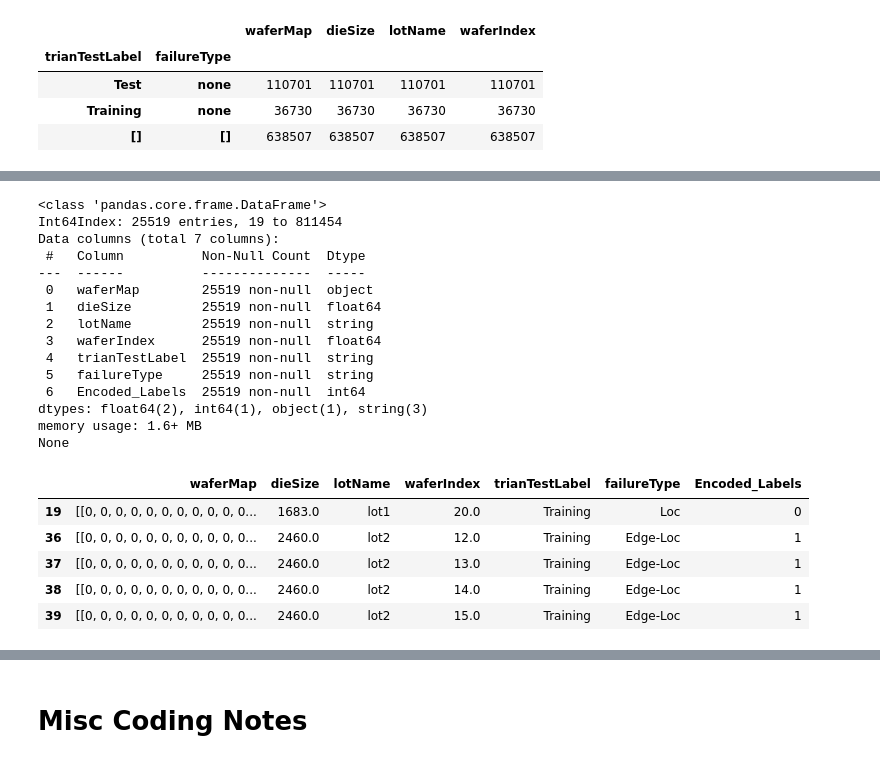
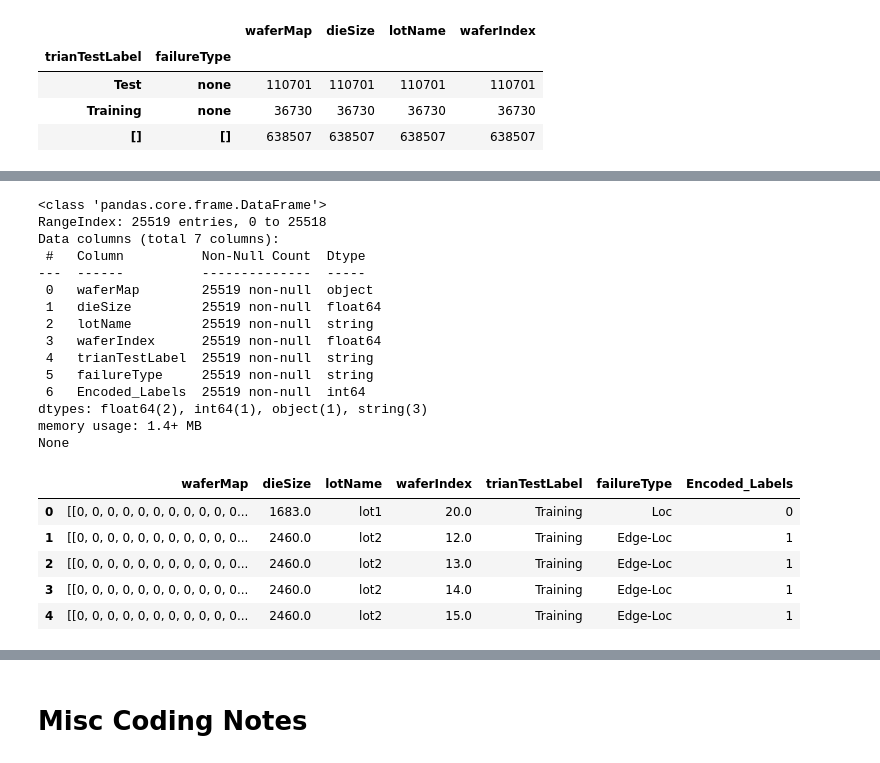
Before and after one commit to brian-calderon/Project_IV, a Jupyter notebook: ProjectIV_V1_0.ipynb, the cells around one changed output, grey strips where cells are left out. Saved outputs shown, nothing was run; the diff lists cells and outputs as text; code cells hidden in the pictures.

```diff
--- a/ProjectIV_V1_0.ipynb
+++ b/ProjectIV_V1_0.ipynb
@@ -237,37 +259,38 @@ encoders = {
     'Loc': 0,
     'Edge-Loc': 1,
     'Center': 2,
     'Edge-Ring': 3,
     'Scratch': 4,
     'Random': 5,
     'Near-full': 6,
     'Donut': 7
 }
 # NOTE: You have change the column 'failureType' to type 'object' before you
 # an replace its string values with numeric. Object functions as multiple types,
 # whereas string can only be replaced with other strings.
 clean_df['Encoded_Labels'] = clean_df['failureType'].astype(object).replace(encoders)
+clean_df.reset_index(inplace = True, drop = True)# reseting index inplace
 print(clean_df.info())
 clean_df.head()
 # %% [output]
 <class 'pandas.core.frame.DataFrame'>
-Int64Index: 25519 entries, 19 to 811454
+RangeIndex: 25519 entries, 0 to 25518
 Data columns (total 7 columns):
  #   Column          Non-Null Count  Dtype
 ---  ------          --------------  -----
  0   waferMap        25519 non-null  object
  1   dieSize         25519 non-null  float64
  2   lotName         25519 non-null  string
  3   waferIndex      25519 non-null  float64
  4   trianTestLabel  25519 non-null  string
  5   failureType     25519 non-null  string
  6   Encoded_Labels  25519 non-null  int64
 dtypes: float64(2), int64(1), object(1), string(3)
-memory usage: 1.6+ MB
+memory usage: 1.4+ MB
 None
 |  | waferMap | dieSize | lotName | waferIndex | trianTestLabel | failureType | Encoded_Labels |
-| 19 | [[0, 0, 0, 0, 0, 0, 0, 0, 0, 0, 0... | 1683.0 | lot1 | 20.0 | Training | Loc | 0 |
-| 36 | [[0, 0, 0, 0, 0, 0, 0, 0, 0, 0, 0... | 2460.0 | lot2 | 12.0 | Training | Edge-Loc | 1 |
-| 37 | [[0, 0, 0, 0, 0, 0, 0, 0, 0, 0, 0... | 2460.0 | lot2 | 13.0 | Training | Edge-Loc | 1 |
-| 38 | [[0, 0, 0, 0, 0, 0, 0, 0, 0, 0, 0... | 2460.0 | lot2 | 14.0 | Training | Edge-Loc | 1 |
-| 39 | [[0, 0, 0, 0, 0, 0, 0, 0, 0, 0, 0... | 2460.0 | lot2 | 15.0 | Training | Edge-Loc | 1 |
+| 0 | [[0, 0, 0, 0, 0, 0, 0, 0, 0, 0, 0... | 1683.0 | lot1 | 20.0 | Training | Loc | 0 |
+| 1 | [[0, 0, 0, 0, 0, 0, 0, 0, 0, 0, 0... | 2460.0 | lot2 | 12.0 | Training | Edge-Loc | 1 |
+| 2 | [[0, 0, 0, 0, 0, 0, 0, 0, 0, 0, 0... | 2460.0 | lot2 | 13.0 | Training | Edge-Loc | 1 |
+| 3 | [[0, 0, 0, 0, 0, 0, 0, 0, 0, 0, 0... | 2460.0 | lot2 | 14.0 | Training | Edge-Loc | 1 |
+| 4 | [[0, 0, 0, 0, 0, 0, 0, 0, 0, 0, 0... | 2460.0 | lot2 | 15.0 | Training | Edge-Loc | 1 |
```
Also changed, not shown: parts of 7 cells of this notebook.
